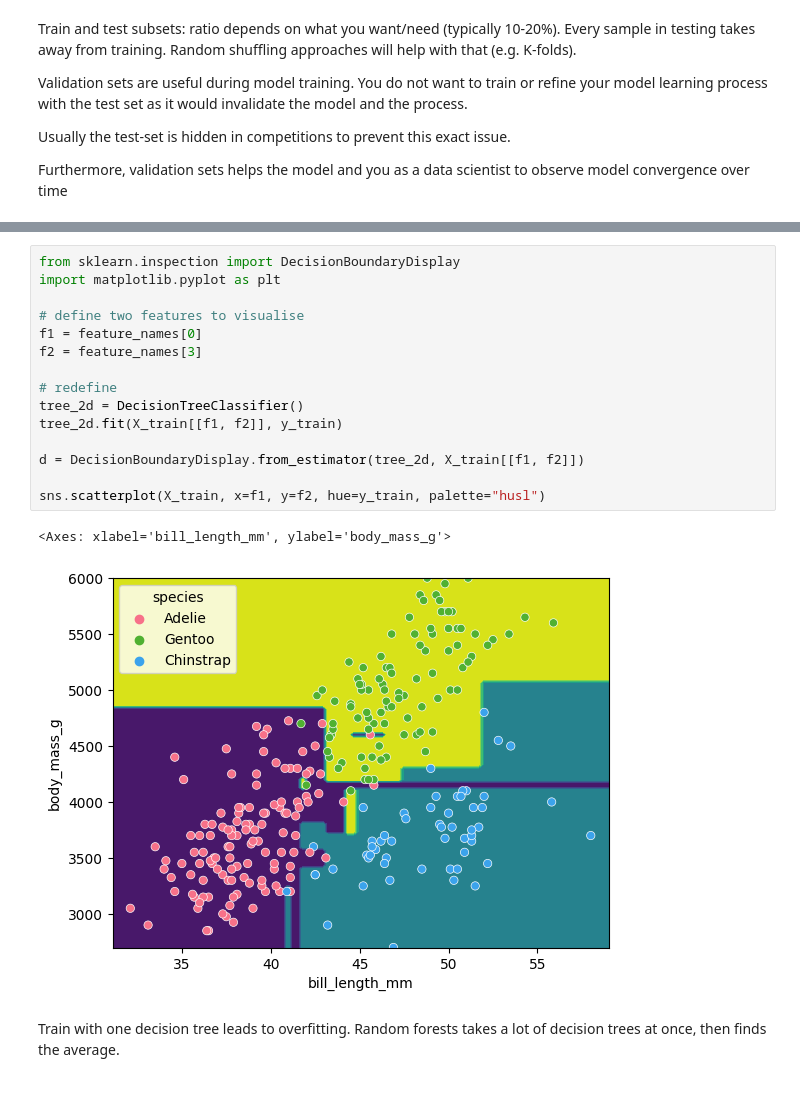
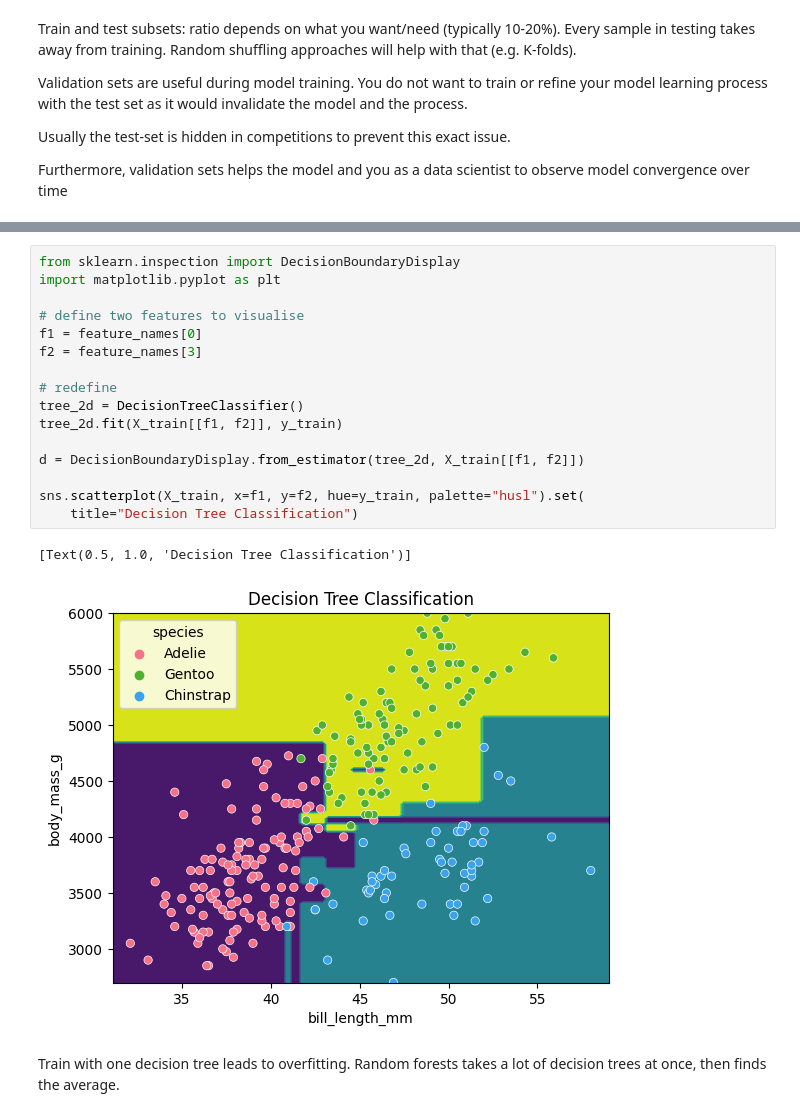
Before and after one commit to MaxDangVu136/ml_carpentry_workshop_2023, a Jupyter notebook: ml_carpentry_workshop_day2_ensemble.ipynb, the cells around one changed output, grey strips where cells are left out. Cells and saved outputs as stored; diff of their text form.

```diff
--- a/ml_carpentry_workshop_day2_ensemble.ipynb
+++ b/ml_carpentry_workshop_day2_ensemble.ipynb
@@ -96,21 +96,22 @@ print(tree.score(X_test, y_test))   # Don't trust models with a score above 98%
 # %%
 from sklearn.inspection import DecisionBoundaryDisplay
 import matplotlib.pyplot as plt
 
 # define two features to visualise
 f1 = feature_names[0]
 f2 = feature_names[3]
 
 # redefine
 tree_2d = DecisionTreeClassifier()
 tree_2d.fit(X_train[[f1, f2]], y_train)
 
 d = DecisionBoundaryDisplay.from_estimator(tree_2d, X_train[[f1, f2]])
 
-sns.scatterplot(X_train, x=f1, y=f2, hue=y_train, palette="husl")
+sns.scatterplot(X_train, x=f1, y=f2, hue=y_train, palette="husl").set(
+    title="Decision Tree Classification")
 # %% [output]
-<Axes: xlabel='bill_length_mm', ylabel='body_mass_g'>
+[Text(0.5, 1.0, 'Decision Tree Classification')]
-[figure, old version]
+[figure, new version]
 # %% [markdown]
 Train with one decision tree leads to overfitting. Random forests takes a lot of decision trees at once, then finds the average.
 # %% [markdown]
```
Also changed, not shown: parts of 15 cells of this notebook.
